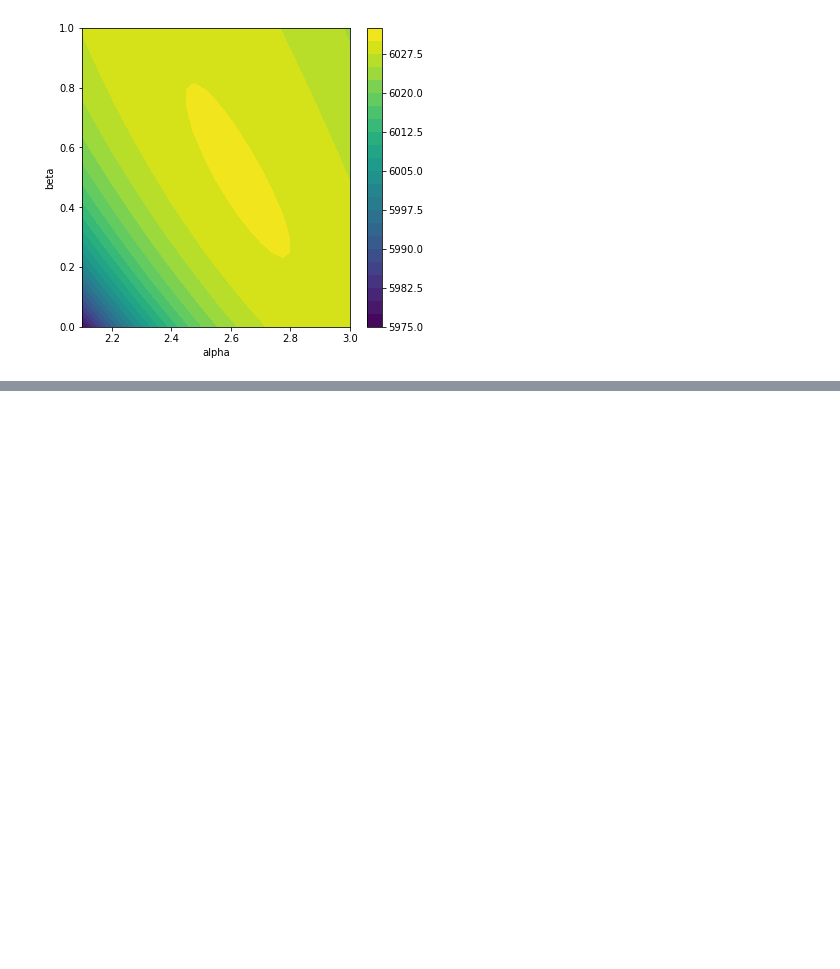
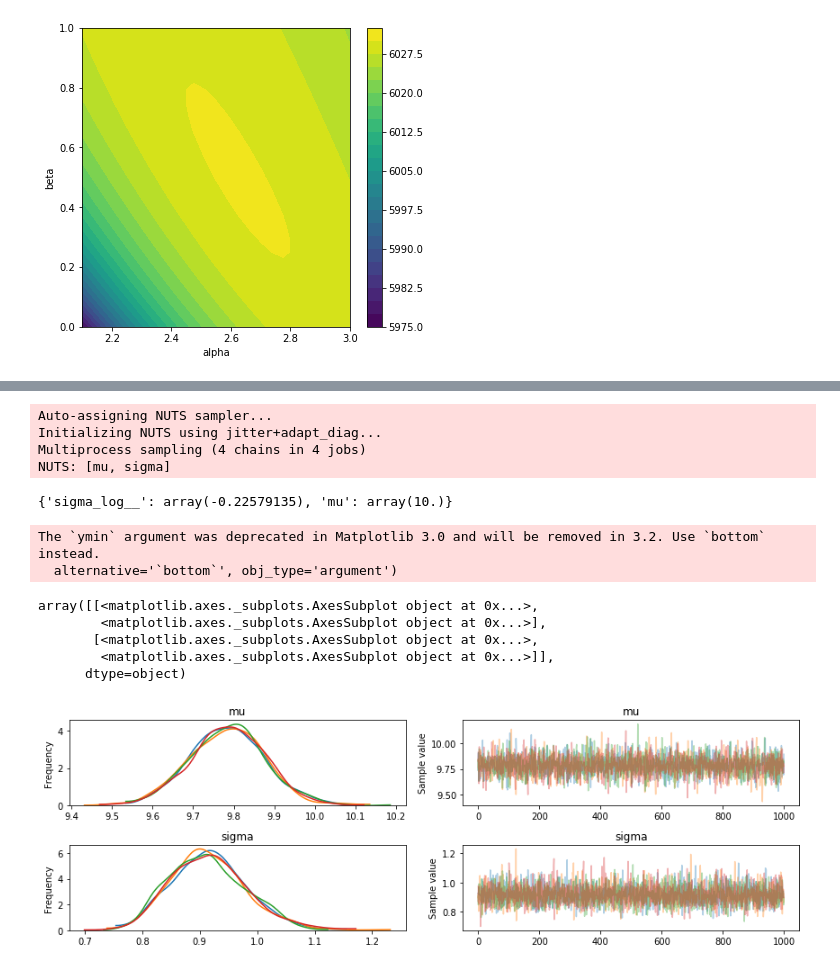
Before and after one commit to tudo-astroparticlephysics/ll_experiments, a Jupyter notebook: compare_models.ipynb, the cells around one changed output, grey strips where cells are left out. Cells and saved outputs as stored; diff of their text form; code cells hidden in the pictures; blank space fills up the shorter version.

```diff
--- a/compare_models.ipynb
+++ b/compare_models.ipynb
@@ -292,0 +403,27 @@ plt.colorbar(cf, ax=ax1)
+# %%
+with pm.Model() as model:
+    sigma = pm.HalfNormal('sigma', sd=1)
+    mu = pm.Normal('mu', mu=10, sd=5)
+    obs = pm.Normal('obs', mu=mu, sd=sigma, observed=np.random.randn(100) + 10)
+
+    trace = pm.sample(1000, tune=1000)
+# %% [output]
+Auto-assigning NUTS sampler...
+Initializing NUTS using jitter+adapt_diag...
+Multiprocess sampling (4 chains in 4 jobs)
+NUTS: [mu, sigma]
+# %%
+model.test_point
+# %% [output]
+{'sigma_log__': array(-0.22579135), 'mu': array(10.)}
+# %%
+pm.traceplot(trace)
+# %% [output]
+The `ymin` argument was deprecated in Matplotlib 3.0 and will be removed in 3.2. Use `bottom` instead.
+  alternative='`bottom`', obj_type='argument')
+array([[<matplotlib.axes._subplots.AxesSubplot object at 0x...>,
+        <matplotlib.axes._subplots.AxesSubplot object at 0x...>],
+       [<matplotlib.axes._subplots.AxesSubplot object at 0x...>,
+        <matplotlib.axes._subplots.AxesSubplot object at 0x...>]],
+      dtype=object)
+[figure, added]
```
Also changed, not shown: parts of 11 cells of this notebook.
